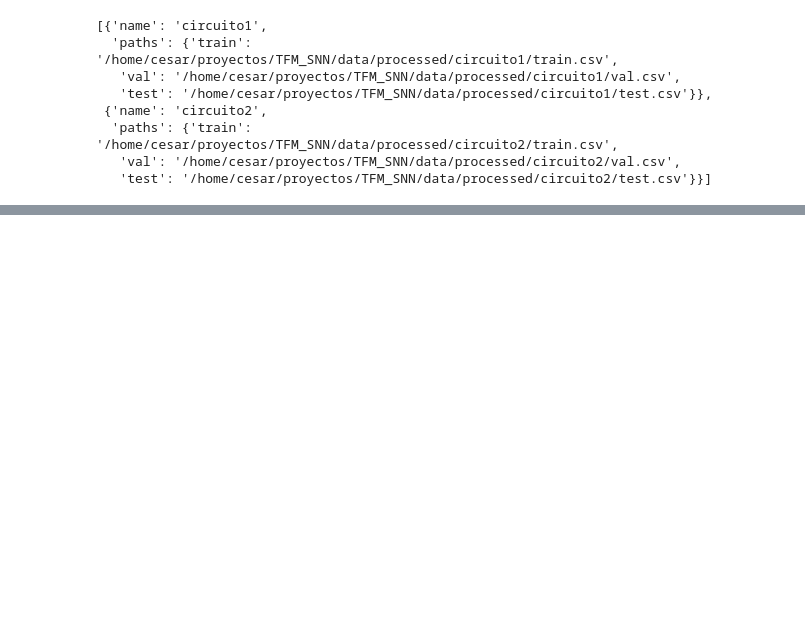
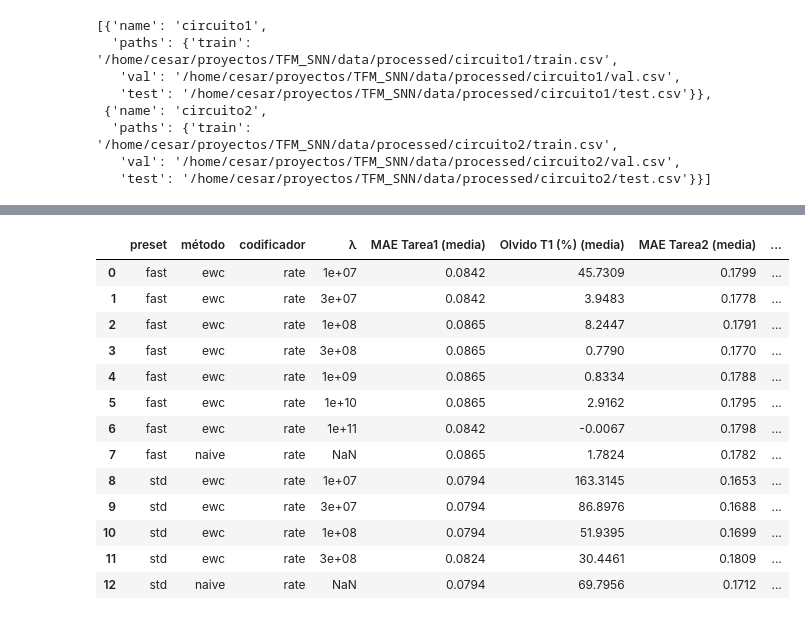
Before and after one commit to cesarfg32/TFM_SNN, a Jupyter notebook: notebooks/03_TRAIN_EVAL.ipynb, the cells around one changed output, grey strips where cells are left out. Drawn from its saved outputs; the diff is of its cells as text; code cells hidden in the pictures; blank space fills up the shorter version.

```diff
--- a/notebooks/03_TRAIN_EVAL.ipynb
+++ b/notebooks/03_TRAIN_EVAL.ipynb
@@ -298,0 +557,65 @@ df
+# %%
+# ====================== Formateo para la memoria (tabla compacta) ======================
+
+def fmt(x, prec=4):
+    # Redondea y gestiona NaN de forma amigable
+    import pandas as pd
+    return "" if pd.isna(x) else f"{x:.{prec}f}"
+
+show = agg.copy()
+
+# 1) Crea 'count' a partir de cualquiera de las columnas *_count
+count_cols = [c for c in show.columns if c.endswith("_count")]
+if count_cols:
+    show["count"] = show[count_cols[0]].astype("Int64")  # todas deberían coincidir
+    # (opcional) elimina las columnas *_count individuales
+    show = show.drop(columns=count_cols)
+
+# 2) Redondea columnas de medias/desviaciones
+for c in [c for c in show.columns if c.endswith("_mean") or c.endswith("_std")]:
+    show[c] = show[c].map(lambda v: fmt(v, 4))
+
+# 3) Selección de columnas clave (ajusta el orden a tu gusto)
+cols = [
+    "preset", "method", "encoder", "lambda",
+    "c1_mae_mean", "c1_forgetting_mae_rel_%_mean", "c2_mae_mean",
+    "c1_mae_std",  "c1_forgetting_mae_rel_%_std",  "c2_mae_std",
+    "count"
+]
+
+# Si alguna columna no existiera (según tus métricas), la ignoramos con aviso
+missing = [c for c in cols if c not in show.columns]
+if missing:
+    print("Aviso: faltan columnas en 'show':", missing)
+    cols = [c for c in cols if c in show.columns]
+
+show = show[cols].rename(columns={
+    "preset": "preset",
+    "method": "método",
+    "encoder": "codificador",
+    "lambda": "λ",
+    "c1_mae_mean": "MAE Tarea1 (media)",
+    "c1_forgetting_mae_rel_%_mean": "Olvido T1 (%) (media)",
+    "c2_mae_mean": "MAE Tarea2 (media)",
+    "c1_mae_std": "MAE Tarea1 (σ)",
+    "c1_forgetting_mae_rel_%_std": "Olvido T1 (%) (σ)",
+    "c2_mae_std": "MAE Tarea2 (σ)",
+    "count": "n (semillas)"
+})
+
+show
+# %% [output]
+|  | preset | método | codificador | λ | MAE Tarea1 (media) | Olvido T1 (%) (media) | MAE Tarea2 (media) | ... |
+| 0 | fast | ewc | rate | 1e+07 | 0.0842 | 45.7309 | 0.1799 | ... |
+| 1 | fast | ewc | rate | 3e+07 | 0.0842 | 3.9483 | 0.1778 | ... |
+| 2 | fast | ewc | rate | 1e+08 | 0.0865 | 8.2447 | 0.1791 | ... |
+| 3 | fast | ewc | rate | 3e+08 | 0.0865 | 0.7790 | 0.1770 | ... |
+| 4 | fast | ewc | rate | 1e+09 | 0.0865 | 0.8334 | 0.1788 | ... |
+| 5 | fast | ewc | rate | 1e+10 | 0.0865 | 2.9162 | 0.1795 | ... |
+| 6 | fast | ewc | rate | 1e+11 | 0.0842 | -0.0067 | 0.1798 | ... |
+| 7 | fast | naive | rate | NaN | 0.0865 | 1.7824 | 0.1782 | ... |
+| 8 | std | ewc | rate | 1e+07 | 0.0794 | 163.3145 | 0.1653 | ... |
+| 9 | std | ewc | rate | 3e+07 | 0.0794 | 86.8976 | 0.1688 | ... |
+| 10 | std | ewc | rate | 1e+08 | 0.0794 | 51.9395 | 0.1699 | ... |
+| 11 | std | ewc | rate | 3e+08 | 0.0824 | 30.4461 | 0.1809 | ... |
+| 12 | std | naive | rate | NaN | 0.0794 | 69.7956 | 0.1712 | ... |
```
Also changed, not shown: parts of 15 cells of this notebook, 2 other files.
